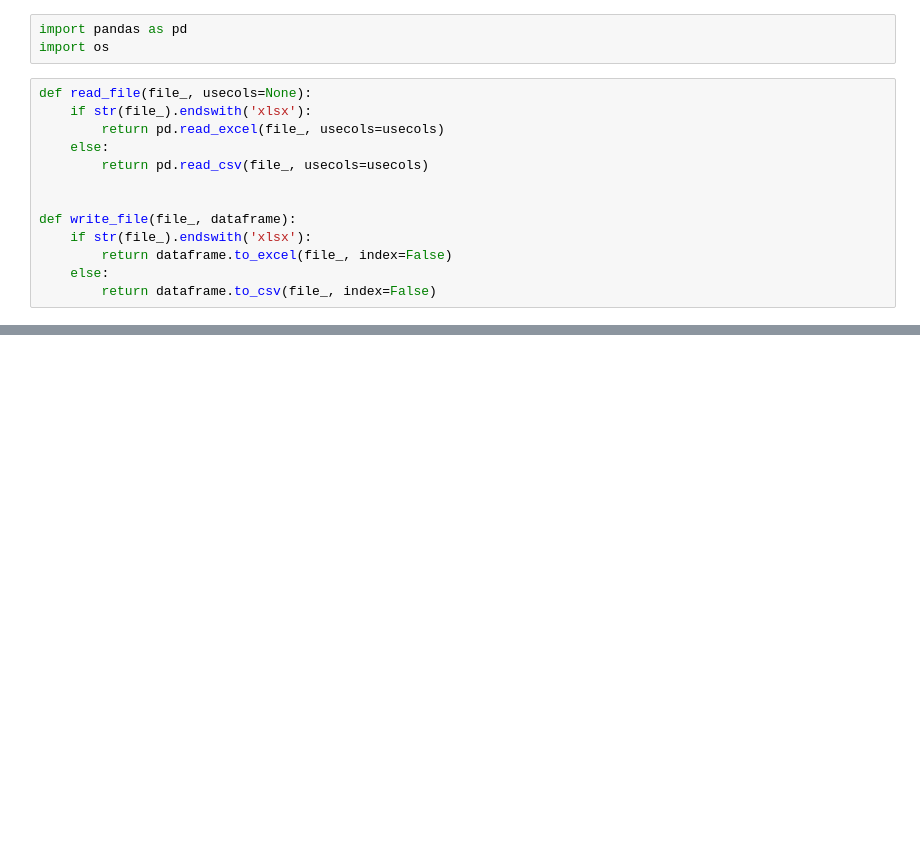
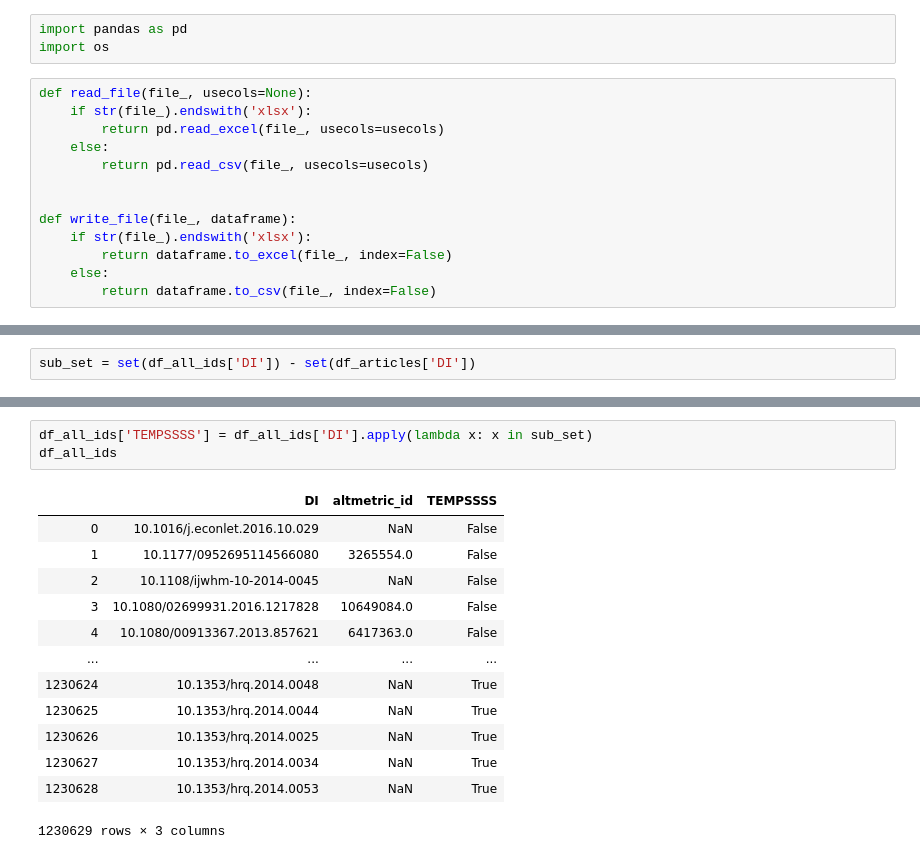
Before and after one commit to gumuxiansheng/AltmetricGrab, a Jupyter notebook: merge_files.ipynb, the cells around one changed output, grey strips where cells are left out. Saved outputs shown, nothing was run; the diff lists cells and outputs as text; blank space fills up the shorter version.

```diff
--- a/merge_files.ipynb
+++ b/merge_files.ipynb
@@ -109,0 +199,2 @@ df_all
+# %%
+sub_set = set(df_all_ids['DI']) - set(df_articles['DI'])
@@ -109,0 +221,17 @@ df_all
+# %%
+df_all_ids['TEMPSSSS'] = df_all_ids['DI'].apply(lambda x: x in sub_set)
+df_all_ids
+# %% [output]
+|  | DI | altmetric_id | TEMPSSSS |
+| 0 | 10.1016/j.econlet.2016.10.029 | NaN | False |
+| 1 | 10.1177/0952695114566080 | 3265554.0 | False |
+| 2 | 10.1108/ijwhm-10-2014-0045 | NaN | False |
+| 3 | 10.1080/02699931.2016.1217828 | 10649084.0 | False |
+| 4 | 10.1080/00913367.2013.857621 | 6417363.0 | False |
+| ... | ... | ... | ... |
+| 1230624 | 10.1353/hrq.2014.0048 | NaN | True |
+| 1230625 | 10.1353/hrq.2014.0044 | NaN | True |
+| 1230626 | 10.1353/hrq.2014.0025 | NaN | True |
+| 1230627 | 10.1353/hrq.2014.0034 | NaN | True |
+| 1230628 | 10.1353/hrq.2014.0053 | NaN | True |
+1230629 rows × 3 columns
```
Also changed, not shown: parts of 25 cells of this notebook, 8 other files.
